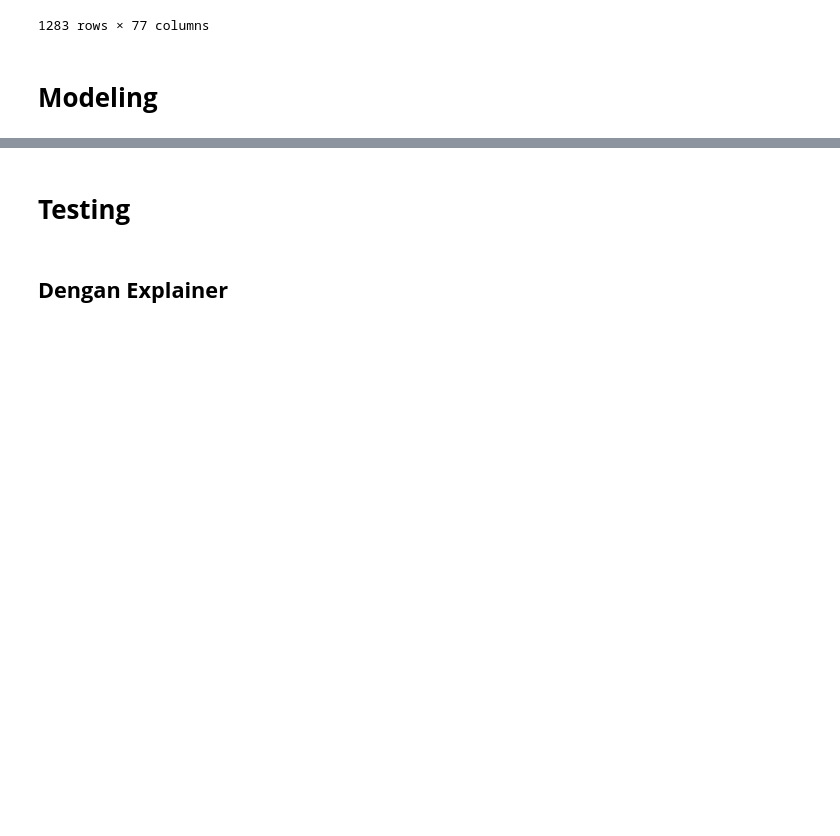
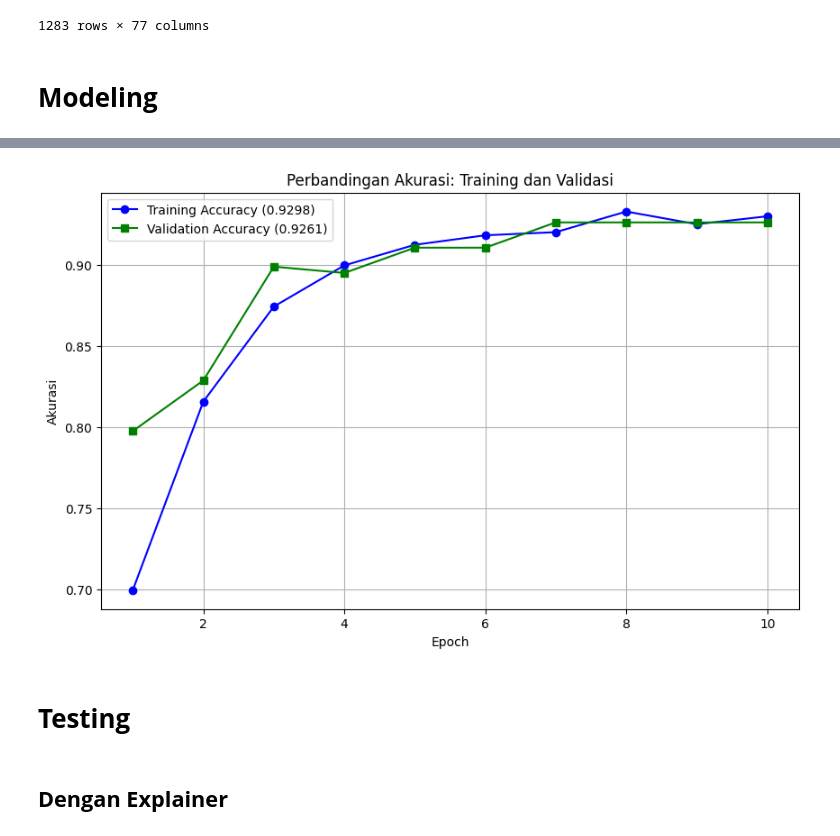
Before and after one commit to CC25-CF265-SADAR/Spam-Detection, a Jupyter notebook: model_spam_training.ipynb, the cells around one changed output, grey strips where cells are left out. Drawn from its saved outputs; the diff is of its cells as text; code cells hidden in the pictures; blank space fills up the shorter version.

```diff
--- a/model_spam_training.ipynb
+++ b/model_spam_training.ipynb
@@ -764,3 +783,20 @@ Recall pada data test: 0.9274
+# %%
+train_accuracy = history_rnn_tfidf.history['accuracy']
+val_accuracy = history_rnn_tfidf.history['val_accuracy']
+epochs = range(1, len(train_accuracy) + 1)
+
+plt.figure(figsize=(10, 6))
+plt.plot(epochs, train_accuracy, marker='o', color='b', label=f'Training Accuracy ({train_accuracy[-1]:.4f})')
+plt.plot(epochs, val_accuracy, marker='s', color='g', label=f'Validation Accuracy ({val_accuracy[-1]:.4f})')
+
+plt.title('Perbandingan Akurasi: Training dan Validasi')
+plt.xlabel('Epoch')
+plt.ylabel('Akurasi')
+plt.legend()
+plt.grid(True)
+plt.show()
+# %% [output]
+[figure, added]
 # %% [markdown]
 # **Testing**
 # %% [markdown]
```
Also changed, not shown: parts of 11 cells of this notebook.
